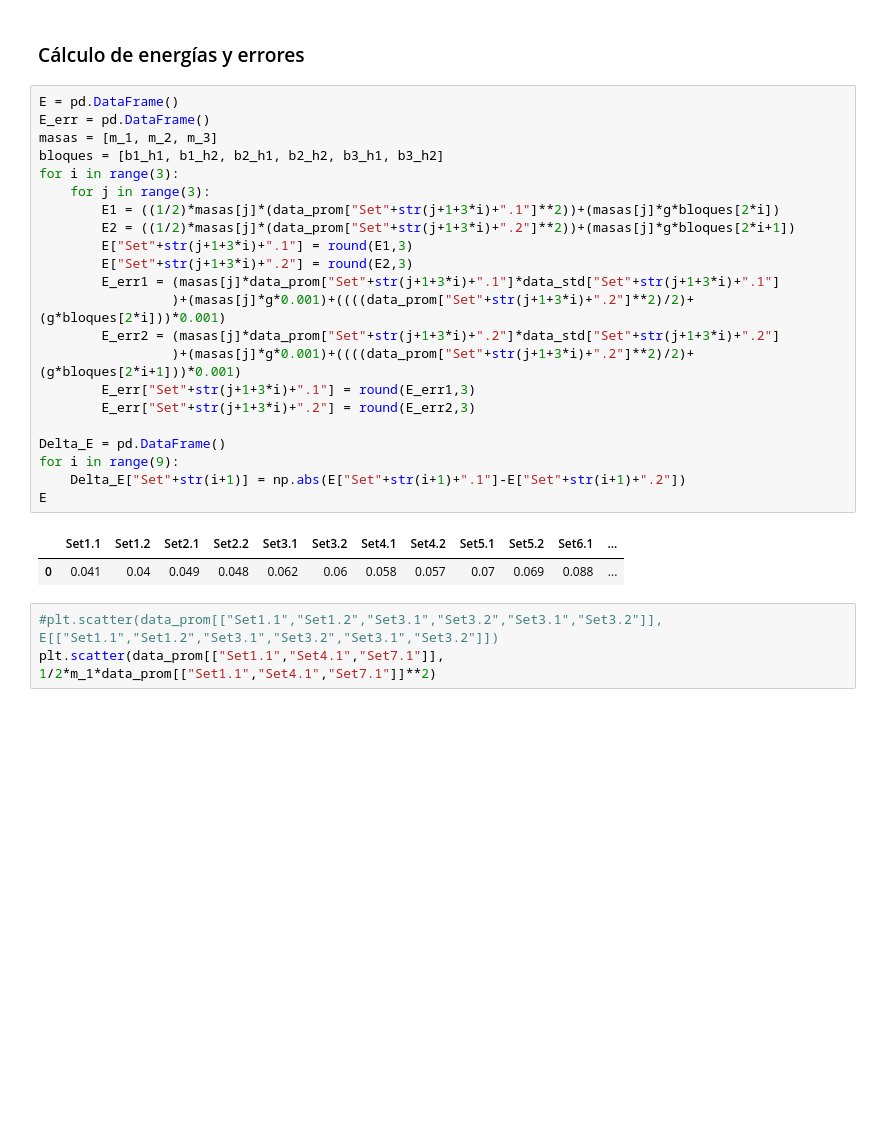
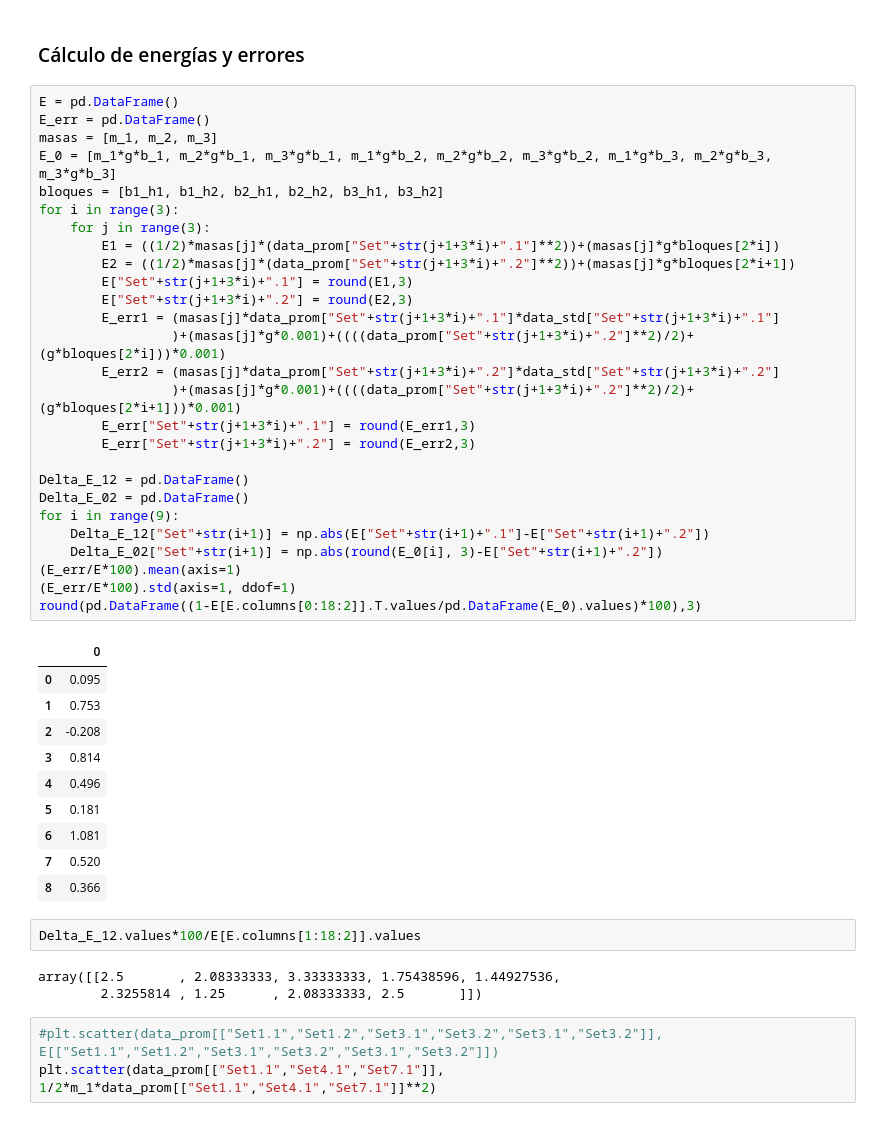
Before and after one commit to Vendetta0462/LaboratoriosFisica, a Jupyter notebook: Practica 2 - E Mecanica/code/E_Mec.ipynb, the cells around one changed output. Drawn from its saved outputs; the diff is of its cells as text; blank space fills up the shorter version.

```diff
--- a/Practica 2 - E Mecanica/code/E_Mec.ipynb
+++ b/Practica 2 - E Mecanica/code/E_Mec.ipynb
@@ -125,28 +114,46 @@ b3_h1, b3_h2 = hi(b_3)
 # %%
 E = pd.DataFrame()
 E_err = pd.DataFrame()
 masas = [m_1, m_2, m_3]
+E_0 = [m_1*g*b_1, m_2*g*b_1, m_3*g*b_1, m_1*g*b_2, m_2*g*b_2, m_3*g*b_2, m_1*g*b_3, m_2*g*b_3, m_3*g*b_3]
 bloques = [b1_h1, b1_h2, b2_h1, b2_h2, b3_h1, b3_h2]
 for i in range(3):
     for j in range(3):
         E1 = ((1/2)*masas[j]*(data_prom["Set"+str(j+1+3*i)+".1"]**2))+(masas[j]*g*bloques[2*i])
         E2 = ((1/2)*masas[j]*(data_prom["Set"+str(j+1+3*i)+".2"]**2))+(masas[j]*g*bloques[2*i+1])
         E["Set"+str(j+1+3*i)+".1"] = round(E1,3)
         E["Set"+str(j+1+3*i)+".2"] = round(E2,3)
         E_err1 = (masas[j]*data_prom["Set"+str(j+1+3*i)+".1"]*data_std["Set"+str(j+1+3*i)+".1"]
                  )+(masas[j]*g*0.001)+((((data_prom["Set"+str(j+1+3*i)+".2"]**2)/2)+(g*bloques[2*i]))*0.001)
         E_err2 = (masas[j]*data_prom["Set"+str(j+1+3*i)+".2"]*data_std["Set"+str(j+1+3*i)+".2"]
                  )+(masas[j]*g*0.001)+((((data_prom["Set"+str(j+1+3*i)+".2"]**2)/2)+(g*bloques[2*i+1]))*0.001)
         E_err["Set"+str(j+1+3*i)+".1"] = round(E_err1,3)
         E_err["Set"+str(j+1+3*i)+".2"] = round(E_err2,3)
 
-Delta_E = pd.DataFrame()
+Delta_E_12 = pd.DataFrame()
+Delta_E_02 = pd.DataFrame()
 for i in range(9):
-    Delta_E["Set"+str(i+1)] = np.abs(E["Set"+str(i+1)+".1"]-E["Set"+str(i+1)+".2"])
-E
+    Delta_E_12["Set"+str(i+1)] = np.abs(E["Set"+str(i+1)+".1"]-E["Set"+str(i+1)+".2"])
+    Delta_E_02["Set"+str(i+1)] = np.abs(round(E_0[i], 3)-E["Set"+str(i+1)+".2"])
+(E_err/E*100).mean(axis=1)
+(E_err/E*100).std(axis=1, ddof=1)
+round(pd.DataFrame((1-E[E.columns[0:18:2]].T.values/pd.DataFrame(E_0).values)*100),3)
 # %% [output]
-|  | Set1.1 | Set1.2 | Set2.1 | Set2.2 | Set3.1 | Set3.2 | Set4.1 | Set4.2 | Set5.1 | Set5.2 | Set6.1 | ... |
-| 0 | 0.041 | 0.04 | 0.049 | 0.048 | 0.062 | 0.06 | 0.058 | 0.057 | 0.07 | 0.069 | 0.088 | ... |
+|  | 0 |
+| 0 | 0.095 |
+| 1 | 0.753 |
+| 2 | -0.208 |
+| 3 | 0.814 |
+| 4 | 0.496 |
+| 5 | 0.181 |
+| 6 | 1.081 |
+| 7 | 0.520 |
+| 8 | 0.366 |
+# %%
+Delta_E_12.values*100/E[E.columns[1:18:2]].values
+# %% [output]
+array([[2.5       , 2.08333333, 3.33333333, 1.75438596, 1.44927536,
+        2.3255814 , 1.25      , 2.08333333, 2.5       ]])
 # %%
 #plt.scatter(data_prom[["Set1.1","Set1.2","Set3.1","Set3.2","Set3.1","Set3.2"]], E[["Set1.1","Set1.2","Set3.1","Set3.2","Set3.1","Set3.2"]])
 plt.scatter(data_prom[["Set1.1","Set4.1","Set7.1"]], 1/2*m_1*data_prom[["Set1.1","Set4.1","Set7.1"]]**2)
```
Also changed, not shown: parts of 6 cells of this notebook, 3 other files.
